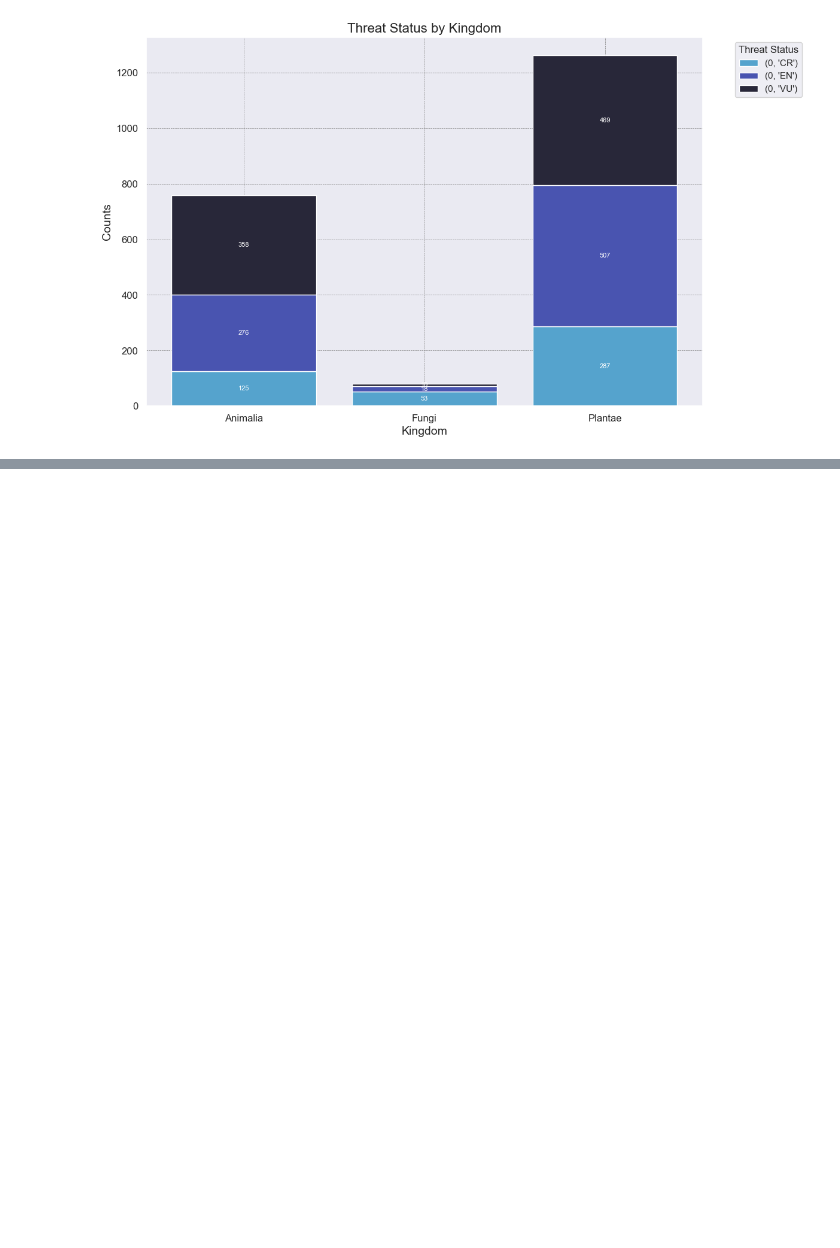
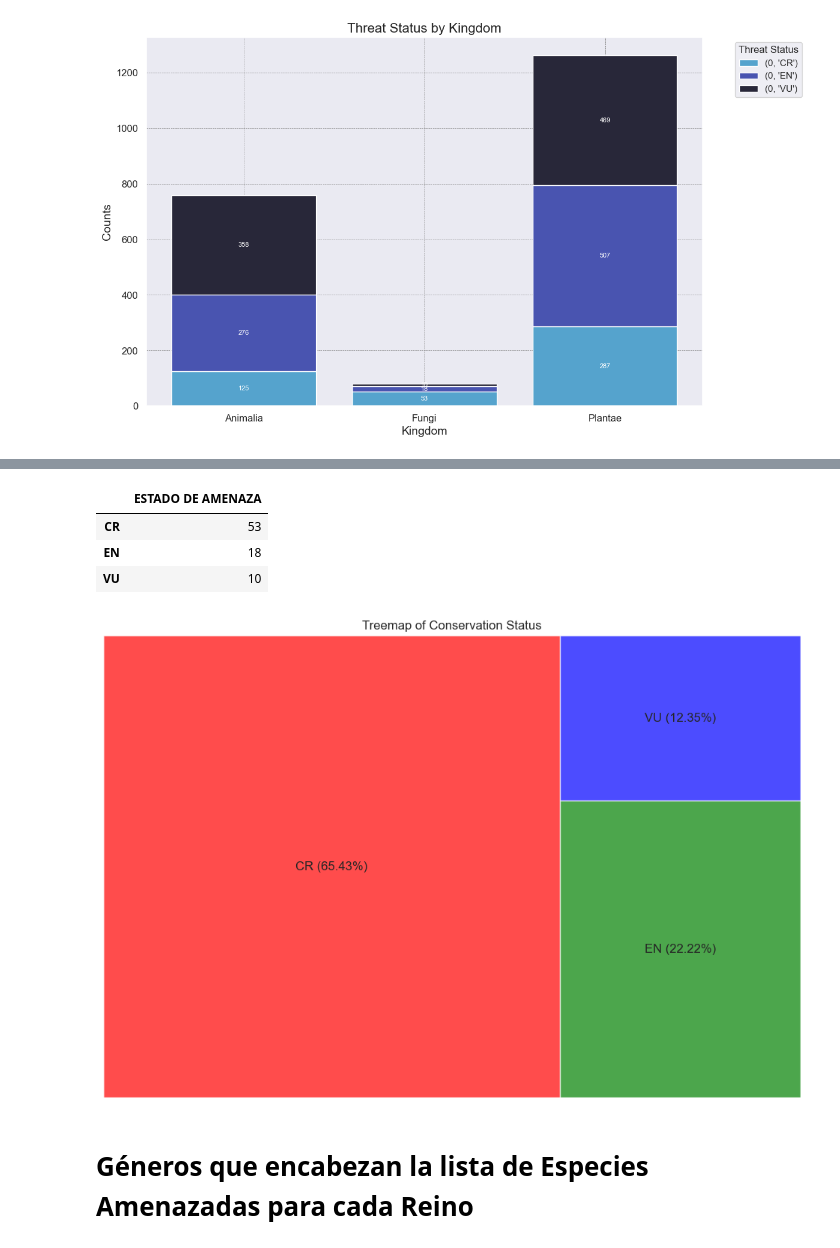
Before and after one commit to pololwl/repoDS, a Jupyter notebook: Actividad 3/actividad3.ipynb, the cells around one changed output, grey strips where cells are left out. Drawn from its saved outputs; the diff is of its cells as text; code cells hidden in the pictures; blank space fills up the shorter version.

```diff
--- a/Actividad 3/actividad3.ipynb
+++ b/Actividad 3/actividad3.ipynb
@@ -296,0 +536,36 @@ plt.show()
+# %%
+fungiEndangered = fungi['ESTADO DE AMENAZA'].value_counts()
+pd.DataFrame(fungiEndangered)
+# %% [output]
+|  | ESTADO DE AMENAZA |
+| CR | 53 |
+| EN | 18 |
+| VU | 10 |
+# %%
+# Given data
+data = {
+    "ESTADO DE AMENAZA": ["CR", "EN", "VU"],
+    "Count": [53, 18, 10]
+}
+
+# Convert the dictionary into DataFrame
+df = pd.DataFrame(data)
+
+# Create a color palette, one color for each conservation status
+colors = ['red', 'green', 'blue']
+
+# Calculate the percentage of each category
+total = df['Count'].sum()
+df['Percentage'] = (df['Count'] / total * 100).round(2)
+df['Label'] = df['ESTADO DE AMENAZA'] + ' (' + df['Percentage'].astype(str) + '%)'
+
+# Plot
+plt.figure(figsize=(12, 8))
+squarify.plot(sizes=df['Count'], label=df['Label'], color=colors, alpha=0.7)
+plt.title('Treemap of Conservation Status')
+plt.axis('off')  # Disable the axes
+plt.show()
+# %% [output]
+[figure, added]
+# %% [markdown]
+# Géneros que encabezan la lista de Especies Amenazadas para cada Reino
```
Also changed, not shown: parts of 28 cells of this notebook, 1 other file.
